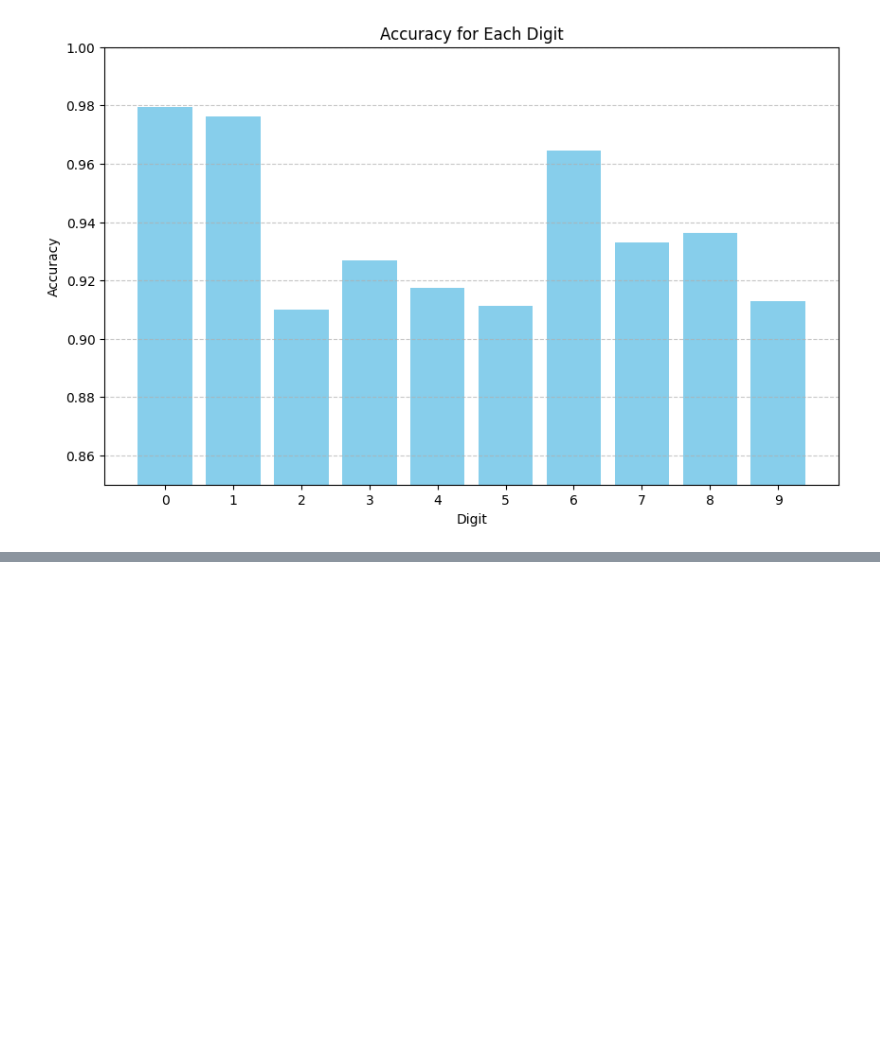
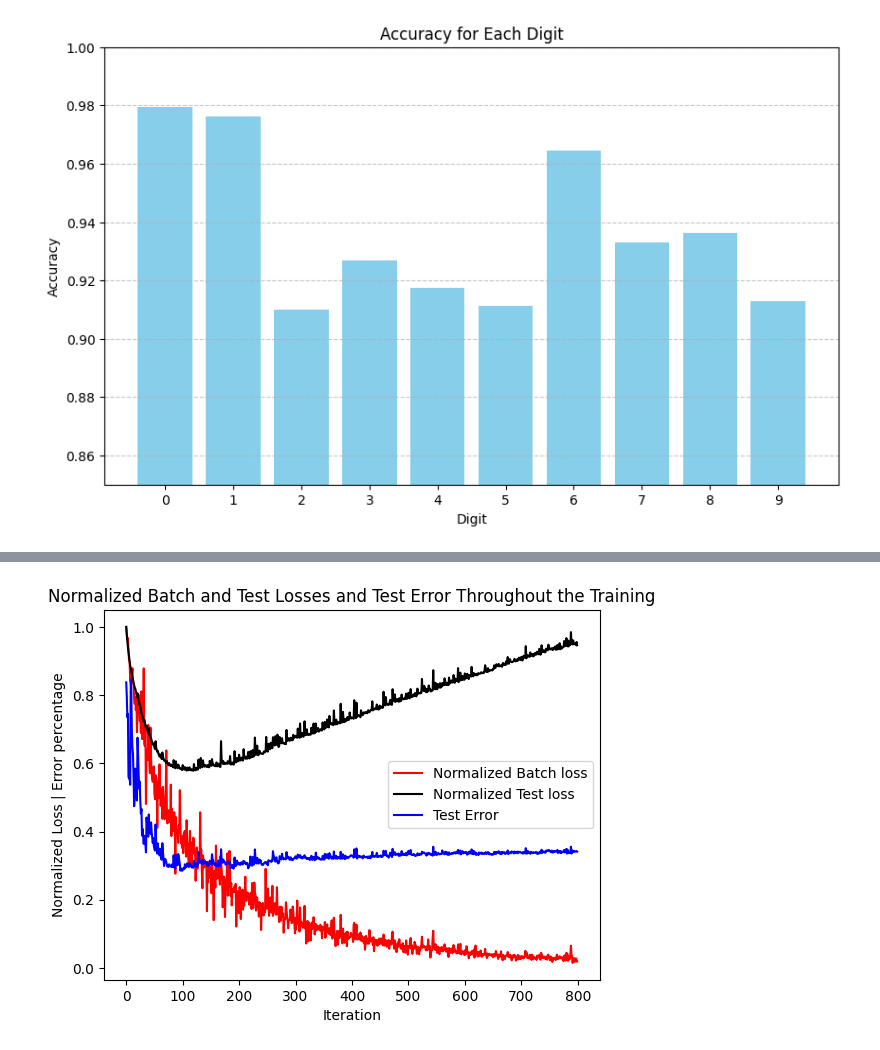
Before and after one commit to Hadartalisr/NeuralLearning, a Jupyter notebook: Ex3/python/main_code.ipynb, the cells around one changed output, grey strips where cells are left out. Saved outputs shown, nothing was run; the diff lists cells and outputs as text; code cells hidden in the pictures; blank space fills up the shorter version.

```diff
--- a/Ex3/python/main_code.ipynb
+++ b/Ex3/python/main_code.ipynb
@@ -424,0 +460,22 @@ plt.show()
+# %%
+# q1.2.3 - Train a network with one hidden layer of 32 neurons on a subset of 100 random
+# images from the training set but uniform across lables, i.e. 10 of each digit. Use a learning
+# rate of η = 0.1 and batch size of 32. Run the algorithm until the training loss seems to converge
+# (about 200 epochs since we have a small training set). Plot the training loss, test loss, and test
+# error (i.e. 1-accuracy) throughout the training.
+
+# Create a subset of 100 random images from the training set but uniform across lables
+subset_size = 100
+subset_idxs = []
+for digit in range(10):
+    digit_idxs = np.where(ytrain == digit)[0]
+    subset_idxs.extend(np.random.choice(digit_idxs, 10, replace=False))
+subset_idxs = np.array(subset_idxs)
+Xtrain_subset = Xtrain[subset_idxs]
+ytrain_subset = ytrain[subset_idxs]
+# %%
+# set the parameters
+layers_sizes_b = [784, 32, 10] # flexible, but must be [784,...,10]
+epochs_b = 200      # number of times to repeat over the whole training set
+eta_b = 0.1       # learning rate
+batch_size_b = 32 # number of samples in each training batch
@@ -424,0 +527,2 @@ plt.show()
+# %%
+weights_b, batch_loss_b, test_loss_b, test_acc_b = train_network_b(layers_sizes_b, epochs_b, eta_b, batch_size_b, Xtrain_subset, ytrain_subset, 1)
@@ -424,0 +547,19 @@ plt.show()
+# %%
+
+# normalize the loss by max(loss)
+test_err_b = 1 - test_acc_b
+normalized_batch_loss = batch_loss_b / np.max(batch_loss_b)
+normalized_test_loss = test_loss_b / np.max(test_loss_b)
+
+# plot the normalized training loss and test loss
+fig, ax = plt.subplots()
+ax.plot(normalized_batch_loss, 'r-', label='Normalized Batch loss')
+ax.plot(normalized_test_loss, 'k-', label='Normalized Test loss')
+ax.plot(test_err_b, label='Test Error', color='blue')
+ax.set_xlabel('Iteration')
+ax.set_ylabel('Normalized Loss | Error percentage')
+plt.title('Normalized Batch and Test Losses and Test Error Throughout the Training')
+ax.legend()
+plt.show()
+# %% [output]
+[figure, added]
```
Also changed, not shown: parts of 14 cells of this notebook, 10 other files.
